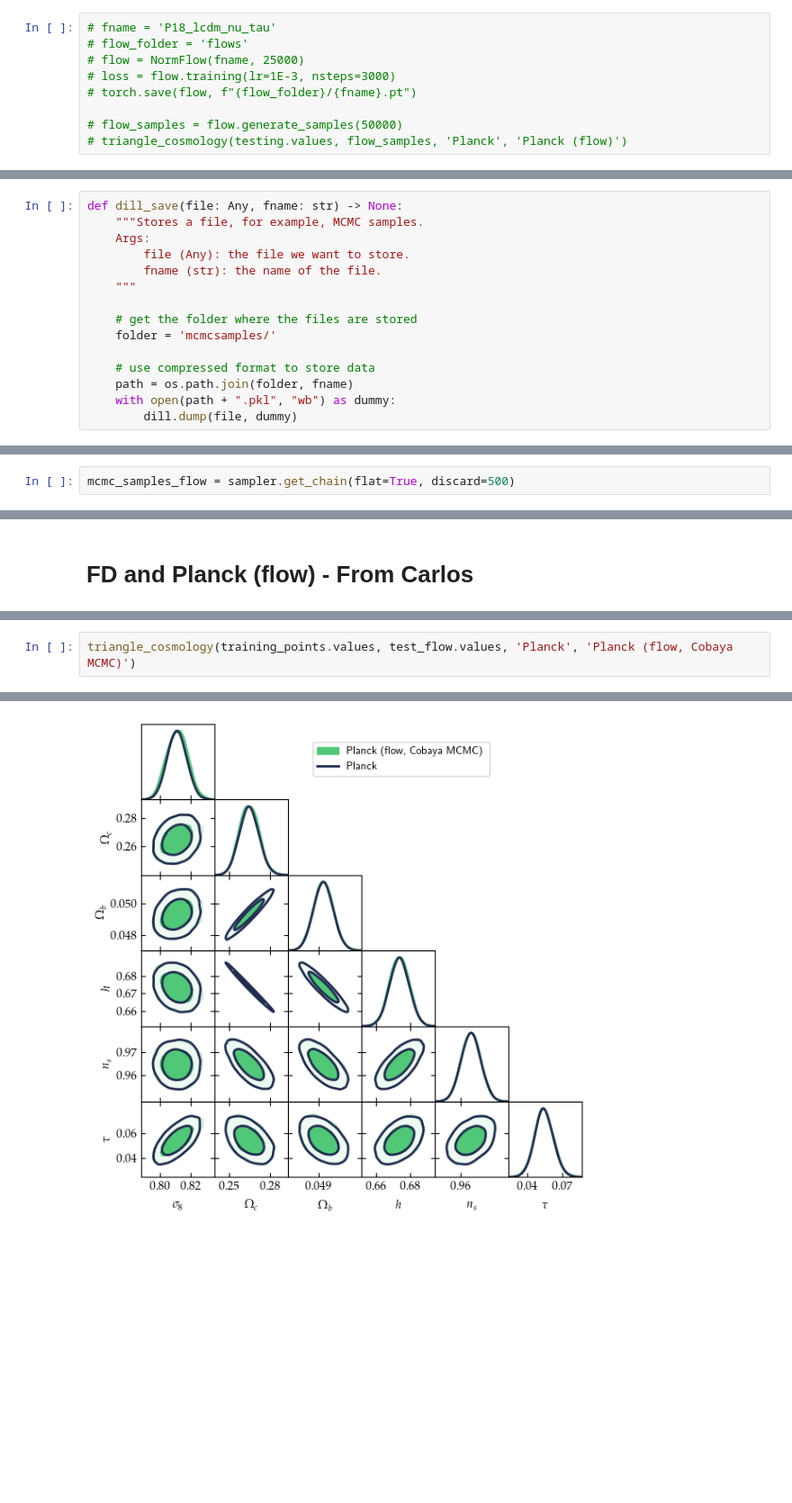
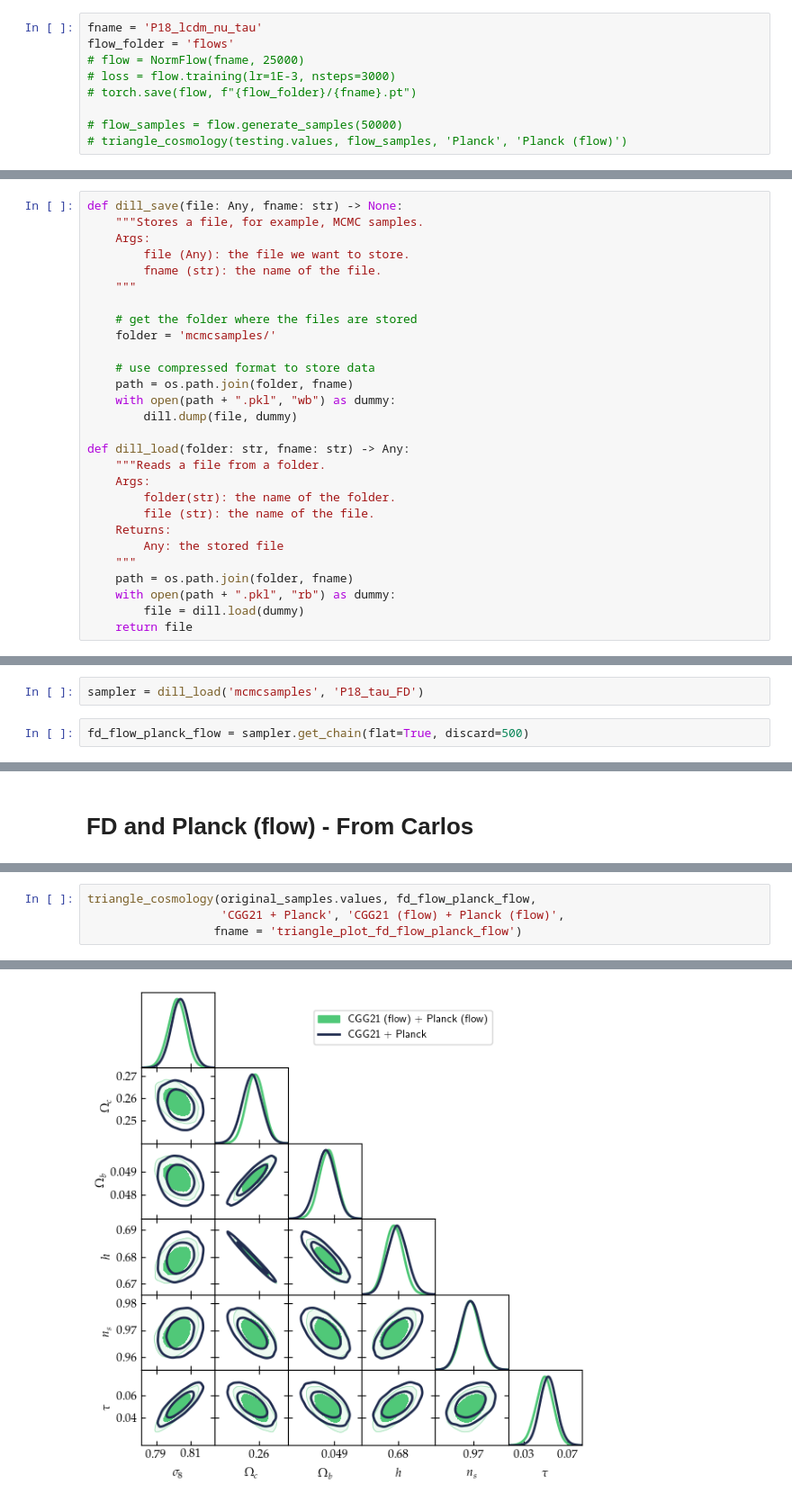
Before and after one commit to Harry45/emuflow, a Jupyter notebook: Planck-Tau.ipynb, the cells around one changed output, grey strips where cells are left out. Shown at 90% size. Drawn from its saved outputs; the diff is of its cells as text; blank space fills up the shorter version.

```diff
--- a/Planck-Tau.ipynb
+++ b/Planck-Tau.ipynb
@@ -100,6 +168,6 @@ def triangle_cosmology(
 # %%
-# fname = 'P18_lcdm_nu_tau'
-# flow_folder = 'flows'
+fname = 'P18_lcdm_nu_tau'
+flow_folder = 'flows'
 # flow = NormFlow(fname, 25000)
 # loss = flow.training(lr=1E-3, nsteps=3000)
 # torch.save(flow, f"{flow_folder}/{fname}.pt")
@@ -253,7 +300,22 @@ def dill_save(file: Any, fname: str) -> None:
     path = os.path.join(folder, fname)
     with open(path + ".pkl", "wb") as dummy:
         dill.dump(file, dummy)
+
+def dill_load(folder: str, fname: str) -> Any:
+    """Reads a file from a folder.
+    Args:
+        folder(str): the name of the folder.
+        file (str): the name of the file.
+    Returns:
+        Any: the stored file
+    """
+    path = os.path.join(folder, fname)
+    with open(path + ".pkl", "rb") as dummy:
+        file = dill.load(dummy)
+    return file
 # %%
 # dill_save(sampler, 'P18_tau_FD')
+# %%
+sampler = dill_load('mcmcsamples', 'P18_tau_FD')
 # %%
-mcmc_samples_flow = sampler.get_chain(flat=True, discard=500)
+fd_flow_planck_flow = sampler.get_chain(flat=True, discard=500)
@@ -361,6 +382,8 @@ test_flow.head()
 # %%
-triangle_cosmology(training_points.values, test_flow.values, 'Planck', 'Planck (flow, Cobaya MCMC)')
+triangle_cosmology(original_samples.values, fd_flow_planck_flow,
+                   'CGG21 + Planck', 'CGG21 (flow) + Planck (flow)',
+                  fname = 'triangle_plot_fd_flow_planck_flow')
 # %% [output]
 Removed no burn in
 Removed no burn in
-[figure, old version]
+[figure, new version]
```
Also changed, not shown: parts of 45 cells of this notebook, 12 other files.
